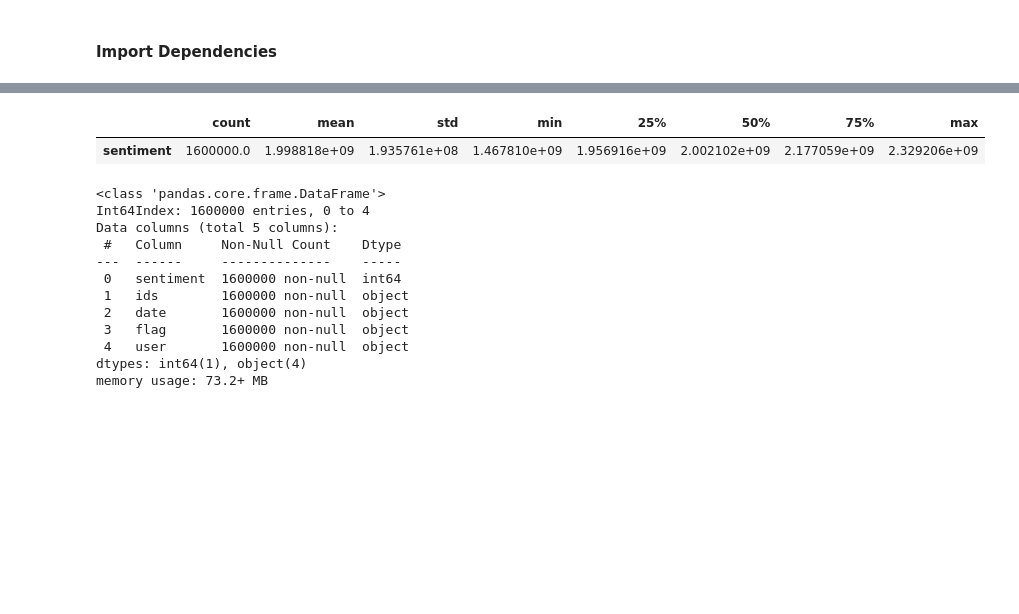
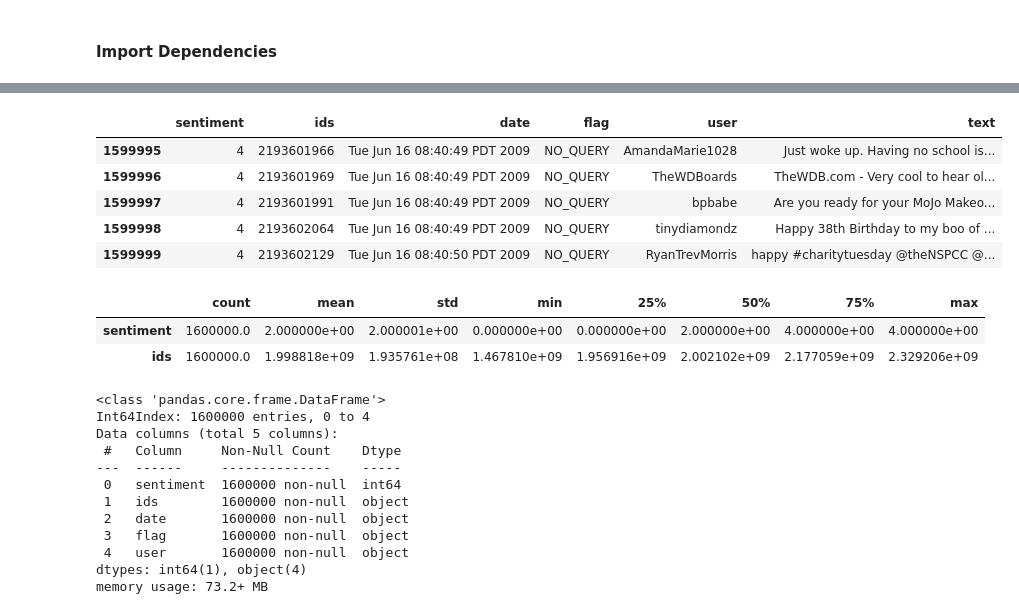
Before and after one commit to CKawara/Twitter-Sentiment-Analysis, a Jupyter notebook: Sentiment_Analysis.ipynb, the cells around one changed output, grey strips where cells are left out. Cells and saved outputs as stored; diff of their text form; code cells hidden in the pictures; blank space fills up the shorter version.

```diff
--- a/Sentiment_Analysis.ipynb
+++ b/Sentiment_Analysis.ipynb
@@ -27,8 +37,19 @@ df.head()
-# %%
-df.describe().T
-# %% [output]
-|  | count | mean | std | min | 25% | 50% | 75% | max |
-| sentiment | 1600000.0 | 1.998818e+09 | 1.935761e+08 | 1.467810e+09 | 1.956916e+09 | 2.002102e+09 | 2.177059e+09 | 2.329206e+09 |
+# %%
+df.tail()
+# %% [output]
+|  | sentiment | ids | date | flag | user | text |
+| 1599995 | 4 | 2193601966 | Tue Jun 16 08:40:49 PDT 2009 | NO_QUERY | AmandaMarie1028 | Just woke up. Having no school is... |
+| 1599996 | 4 | 2193601969 | Tue Jun 16 08:40:49 PDT 2009 | NO_QUERY | TheWDBoards | TheWDB.com - Very cool to hear ol... |
+| 1599997 | 4 | 2193601991 | Tue Jun 16 08:40:49 PDT 2009 | NO_QUERY | bpbabe | Are you ready for your MoJo Makeo... |
+| 1599998 | 4 | 2193602064 | Tue Jun 16 08:40:49 PDT 2009 | NO_QUERY | tinydiamondz | Happy 38th Birthday to my boo of ... |
+| 1599999 | 4 | 2193602129 | Tue Jun 16 08:40:50 PDT 2009 | NO_QUERY | RyanTrevMorris | happy #charitytuesday @theNSPCC @... |
+# %%
+# .T is to display the statistics horizontally rather than vertically.
+df.describe().T
+# %% [output]
+|  | count | mean | std | min | 25% | 50% | 75% | max |
+| sentiment | 1600000.0 | 2.000000e+00 | 2.000001e+00 | 0.000000e+00 | 0.000000e+00 | 2.000000e+00 | 4.000000e+00 | 4.000000e+00 |
+| ids | 1600000.0 | 1.998818e+09 | 1.935761e+08 | 1.467810e+09 | 1.956916e+09 | 2.002102e+09 | 2.177059e+09 | 2.329206e+09 |
 # %%
 df.info()
 # %% [output]
```
Also changed, not shown: parts of 10 cells of this notebook.
